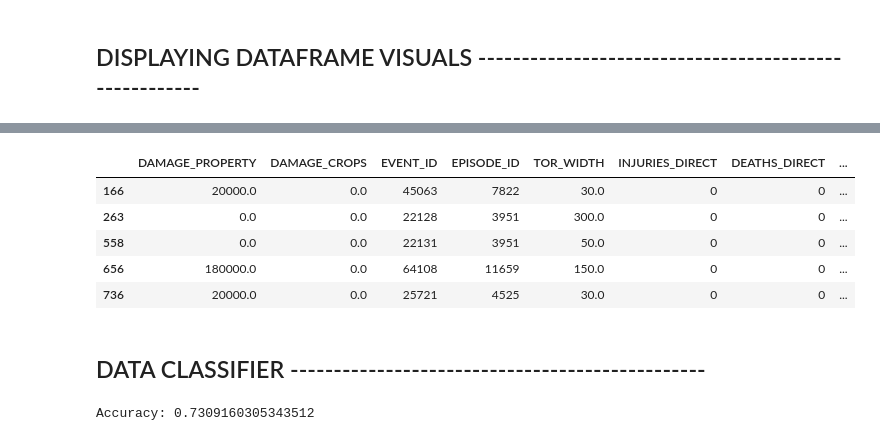
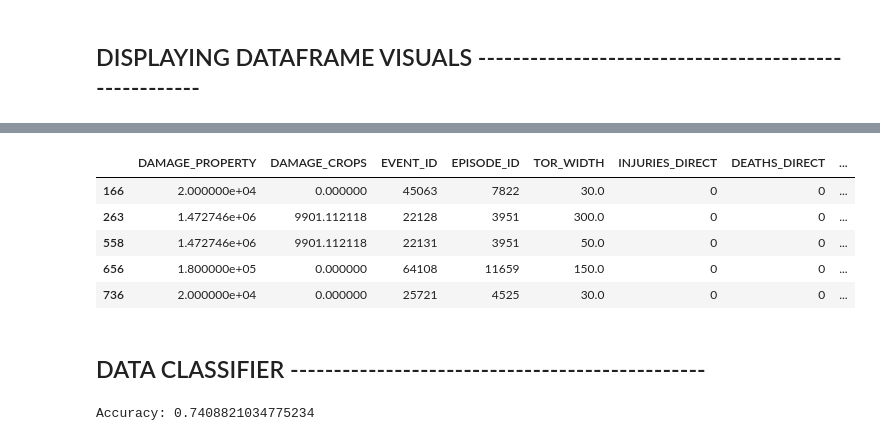
Before and after one commit to DorisSanchez-Velasquez/NaturalDisasterReport, a Jupyter notebook: main.ipynb, the cells around one changed output, grey strips where cells are left out. Cells and saved outputs as stored; diff of their text form; code cells hidden in the pictures.

```diff
--- a/main.ipynb
+++ b/main.ipynb
@@ -105,7 +106,7 @@ DATA_SOURCE : {Count =  0 , Percent =  0.0 }
 #Dropping Columns with irrelevant and repetitive information relating to tornadoes and their magnitude/frequency
 irrelevant_cols = ['BEGIN_AZIMUTH', 'END_AZIMUTH', 'BEGIN_LOCATION', 'END_LOCATION', 'CZ_NAME',
                     'BEGIN_YEARMONTH', 'END_YEARMONTH', 'EVENT_NARRATIVE', 'EPISODE_NARRATIVE',
-                    'BEGIN_DATE_TIME', 'END_DATE_TIME']
+                    'BEGIN_DATE_TIME', 'END_DATE_TIME', 'EVENT_TYPE', 'CZ_TYPE', 'DATA_SOURCE']
 disaster_df = disaster_df.drop(columns= irrelevant_cols)
 # %% [markdown]
 ### Transformations
@@ -161,12 +162,13 @@ disaster_df['TOR_F_SCALE'] = disaster_df['TOR_F_SCALE'].astype('int') #Convertin
 labelEncode = prep.LabelEncoder()
 disaster_df['STATE'] = labelEncode.fit_transform(disaster_df['STATE'])
 disaster_df['MONTH_NAME'] = labelEncode.fit_transform(disaster_df['MONTH_NAME'])
-disaster_df['EVENT_TYPE'] = labelEncode.fit_transform(disaster_df['EVENT_TYPE'])
-disaster_df['CZ_TYPE'] = labelEncode.fit_transform(disaster_df['CZ_TYPE'])
 disaster_df['WFO'] = labelEncode.fit_transform(disaster_df['WFO'])
 disaster_df['CZ_TIMEZONE'] = labelEncode.fit_transform(disaster_df['CZ_TIMEZONE'])
 disaster_df['SOURCE'] = labelEncode.fit_transform(disaster_df['SOURCE'])
-disaster_df['DATA_SOURCE'] = labelEncode.fit_transform(disaster_df['DATA_SOURCE'])
+# %%
+#Converting all values measuring longitude and latititue into positive values to prepare for correlation matrix
+disaster_df['BEGIN_LON'] = abs(disaster_df['BEGIN_LON'])
+disaster_df['END_LON'] = abs(disaster_df['END_LON'])
 # %% [markdown]
 ### Missing Values And Outliers
 # %%
@@ -236,14 +279,14 @@ print(featureScores.nlargest(10,'Score'))  #print 10 best features
 # %%
-classifier_DisasterDf = temp_df[['DAMAGE_PROPERTY', 'DAMAGE_CROPS', 'EVENT_ID', 'EPISODE_ID', 'TOR_WIDTH', 'INJURIES_DIRECT','DEATHS_DIRECT','TOR_LENGTH',
-                                'TOR_F_SCALE','INJURIES_INDIRECT','DEATHS_INDIRECT','BEGIN_LOCATION','END_LOCATION']]
-classifier_DisasterDf.head()
+disasterDf_correlated = disaster_df[['DAMAGE_PROPERTY', 'DAMAGE_CROPS', 'EVENT_ID', 'EPISODE_ID', 'TOR_WIDTH', 'INJURIES_DIRECT','DEATHS_DIRECT','TOR_LENGTH',
+                                'TOR_F_SCALE', 'END_TIME', 'BEGIN_TIME', 'INJURIES_INDIRECT','DEATHS_INDIRECT','WFO','CZ_FIPS']]
+disasterDf_correlated.head()
 # %% [output]
 |  | DAMAGE_PROPERTY | DAMAGE_CROPS | EVENT_ID | EPISODE_ID | TOR_WIDTH | INJURIES_DIRECT | DEATHS_DIRECT | ... |
-| 166 | 20000.0 | 0.0 | 45063 | 7822 | 30.0 | 0 | 0 | ... |
-| 263 | 0.0 | 0.0 | 22128 | 3951 | 300.0 | 0 | 0 | ... |
-| 558 | 0.0 | 0.0 | 22131 | 3951 | 50.0 | 0 | 0 | ... |
-| 656 | 180000.0 | 0.0 | 64108 | 11659 | 150.0 | 0 | 0 | ... |
-| 736 | 20000.0 | 0.0 | 25721 | 4525 | 30.0 | 0 | 0 | ... |
+| 166 | 2.000000e+04 | 0.000000 | 45063 | 7822 | 30.0 | 0 | 0 | ... |
+| 263 | 1.472746e+06 | 9901.112118 | 22128 | 3951 | 300.0 | 0 | 0 | ... |
+| 558 | 1.472746e+06 | 9901.112118 | 22131 | 3951 | 50.0 | 0 | 0 | ... |
+| 656 | 1.800000e+05 | 0.000000 | 64108 | 11659 | 150.0 | 0 | 0 | ... |
+| 736 | 2.000000e+04 | 0.000000 | 25721 | 4525 | 30.0 | 0 | 0 | ... |
 # %% [markdown]
 ## DATA CLASSIFIER ------------------------------------------------
 # %%
@@ -258,8 +301,8 @@ from sklearn.model_selection import RandomizedSearchCV, train_test_split
 from scipy.stats import randint
 # %%
 # Split the data into features (X) and target (y)
-X = classifier_DisasterDf.drop('TOR_F_SCALE', axis=1)
-y = classifier_DisasterDf['TOR_F_SCALE']
+X = disasterDf_correlated.drop('TOR_F_SCALE', axis=1)
+y = disasterDf_correlated['TOR_F_SCALE']
 
 # Split the data into training and test sets
 X_train, X_test, y_train, y_test = train_test_split(X, y, test_size=0.2)
@@ -271,7 +314,7 @@ y_pred = rf.predict(X_test)
 accuracy = accuracy_score(y_test, y_pred)
 print("Accuracy:", accuracy)
 # %% [output]
-Accuracy: 0.7309160305343512
+Accuracy: 0.7408821034775234
 # %%
 #Confusion Matrix
 cm = pd.DataFrame(confusion_matrix(y_test, y_pred))
```
Also changed, not shown: parts of 11 cells of this notebook.
